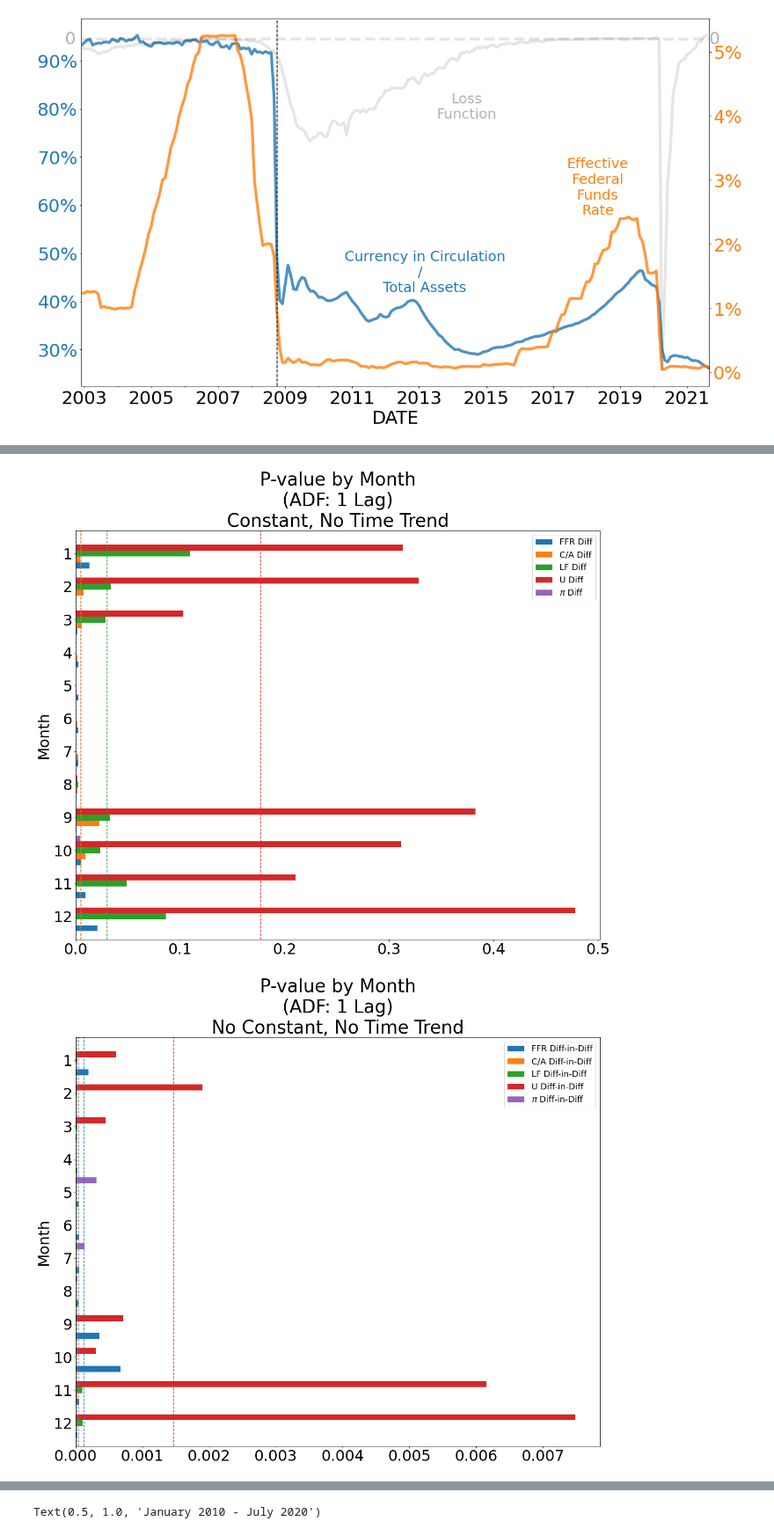
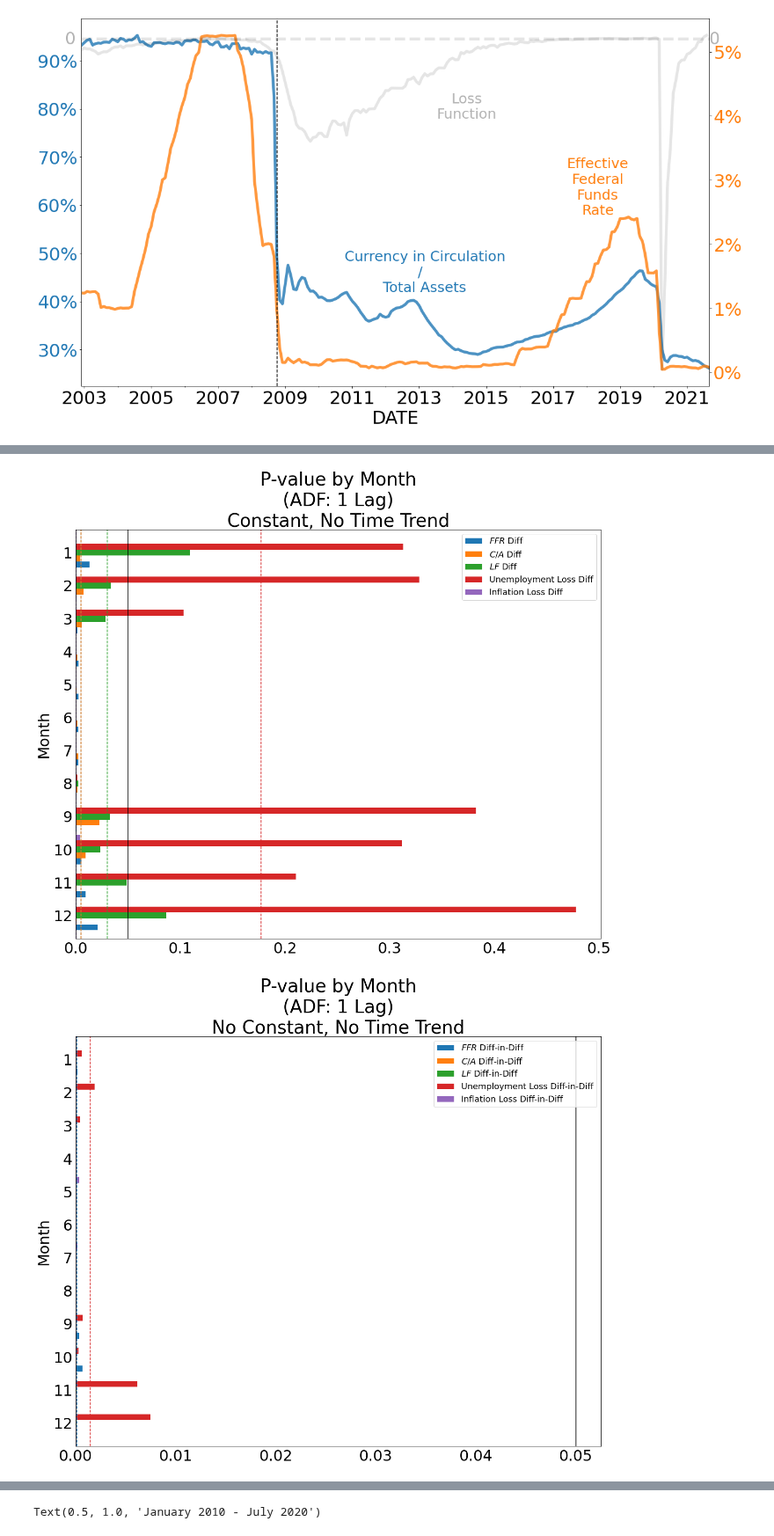
Before and after one commit to jlcatonjr/ProjectRepositories, a Jupyter notebook: MappingTheFederalReserve'sResponseFunctionWithDirectedAcyclicGraphs/Mapping the Federal Reserve's Response Function with Directed Acyclic Graphs.ipynb, the cells around one changed output, grey strips where cells are left out. Shown at 88% size. Drawn from its saved outputs; the diff is of its cells as text; code cells hidden in the pictures.

```diff
--- a/MappingTheFederalReserve'sResponseFunctionWithDirectedAcyclicGraphs/Mapping the Federal Reserve's Response Function with Directed Acyclic Graphs.ipynb
+++ b/MappingTheFederalReserve'sResponseFunctionWithDirectedAcyclicGraphs/Mapping the Federal Reserve's Response Function with Directed Acyclic Graphs.ipynb
@@ -390,14 +391,14 @@ from scipy.stats import pearsonr
 from datlib.ts_tests import *
 # %%
 p_val = .05
-rename_dct = {"Effective":"FFR",
-             "Circulation / Total":"C/A",
-              "Circulation Growth":"C",
-             "Assets Growth":"A",
-              "Function":"LF",
+rename_dct = {"Effective":"$FFR$",
+             "Circulation / Total":"$C/A$",
+              "Circulation Growth":"$C$",
+             "Assets Growth":"$A$",
+              "Function":"$LF$",
 
-             "Inflation":"$\pi$",
-             "Unemployment":"U"}
+             "Inflation Loss Sq":"$\pi_{Loss}$",
+             "Unemployment Loss Sq":"$U_{Loss}$"}
 
 # indicate whether or not to include a constant and time trend for each regression
 diffs = {"":"ct", " Diff":"c", " Diff-in-Diff":"nc"}
@@ -415,7 +416,7 @@ for diff in diffs:
     for i in plot_vars_dct:
         # include full range of dates
         var_data = data[plot_vars_dct[i]].dropna()
-        data[plot_vars_dct[i]].describe().T.to_csv(diff + "SummaryStats.csv")
+        data[plot_vars_dct[i]].loc[:"2020-08-31"].describe().T.to_csv(diff + "SummaryStats.csv")
         for key in var_data:
             for rename_key in rename_dct:
                 if rename_key in key:
@@ -439,8 +440,7 @@ for diff in diffs:
 for diff in adf_dct:
     for var_list, df in adf_dct[diff].items():
         fig,ax = plt.subplots(figsize = (20,16))
-        df.sort_index(ascending=False).plot.barh(legend = False, width =.9, ax=ax)
-        plt.legend(fontsize = 18)
+        df.sort_index(ascending=False).plot.barh(legend = False, width =.9, ax=ax).legend(fontsize = 18, loc = "upper right")
         title = "P-value by Month\n(ADF: "+str(int(round(12/year,0)))+" Lag)"
         constant_time_trend = diffs[diff]
         if diff == "":
@@ -456,4 +456,9 @@ for diff in adf_dct:
         for i in range(len(mean_vals)):
             val = mean_vals[i]
             ax.axvline(val, color = "C" + str(i), ls = "--")
+        ax.axvline(0.05, color = "k", ls = "-")
+        plt.setp(ax.get_xticklines(), visible=False)
+        plt.setp(ax.get_yticklines(), visible=False)
+
+#         ax.text(0.04,-.95,"0.05", va = "center", color = "k")
 # %% [output]
@@ -461,5 +466,5 @@ for diff in adf_dct:
-[figure, old version]
+[figure, new version]
-[figure, old version]
+[figure, new version]
 # %%
 from datlib.DAG import *
 from collections import OrderedDict
```
Also changed, not shown: parts of 7 cells of this notebook, 26 other files.
